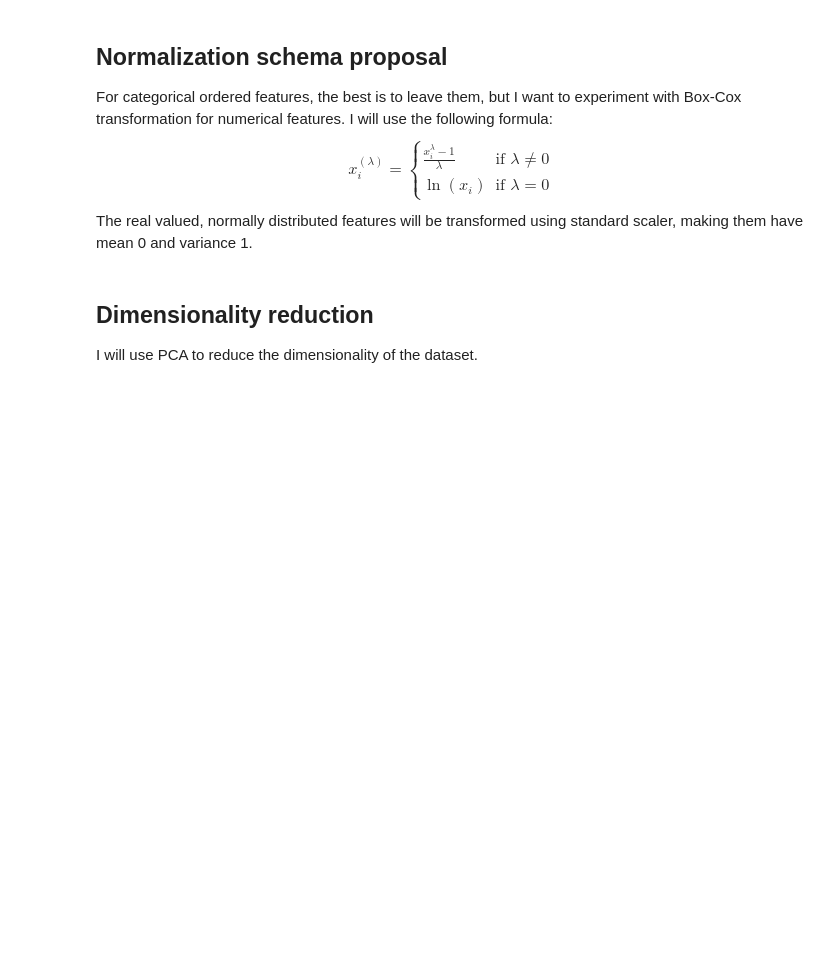
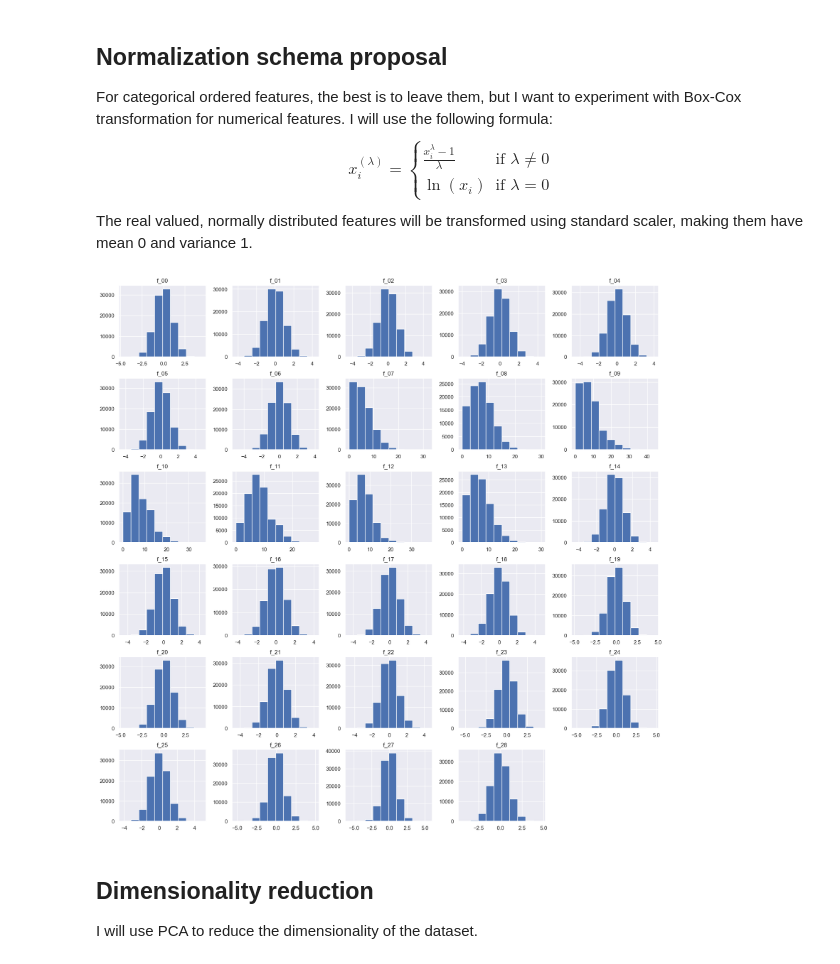
Before and after one commit to JanekDev/Clustering-Data-Mining, a Jupyter notebook: task.ipynb, the cells around one changed output. Cells and saved outputs as stored; diff of their text form; code cells hidden in the pictures; blank space fills up the shorter version.

```diff
--- a/task.ipynb
+++ b/task.ipynb
@@ -77,59 +99,49 @@ realvnrom = ['f_00', 'f_01', 'f_02', 'f_03', 'f_04', 'f_05', 'f_06'] + [f'f_{i}'
 
 def schema1(data):
     """
-        # SCHEMA 1  # standard on normal real valued, minmax on categorical
+        # SCHEMA 1  # standard on normal real valued
     """
 
-    # Initialize the scalers
     std_scaler = StandardScaler()
     minmax_scaler = MinMaxScaler()
 
-    # Apply standardization on normally distributed features
     data[realvnrom] = std_scaler.fit_transform(data[realvnrom])
-
-    # Apply Min-Max scaling on categorical features
-    data[skewedcat] = minmax_scaler.fit_transform(data[skewedcat])
 
     return data
 
 def schema2(data):
     """
         # SCHEMA 2  # standard on normal real valued, boxcox on skewed categorical
     """
 
-    # Initialize the scalers
     std_scaler = StandardScaler()
 
-    # Apply standardization on normally distributed features
     data[realvnrom] = std_scaler.fit_transform(data[realvnrom])
 
-    # Apply boxcox scaling on categorical features
-    data[skewedcat] = boxcox(1 + data[skewedcat])[0]
+    data[skewedcat] = data[skewedcat].apply(lambda x: boxcox(x + 1)[0])
 
     return data
 
 def schema3(data):
     """
         # SCHEMA 3  # minmax on normal real valued, standard on skewed categorical
     """
 
-    # Initialize the scalers
     minmax_scaler = MinMaxScaler()
     std_scaler = StandardScaler()
 
-    # Apply Min-Max scaling on normally distributed features
     data[realvnrom] = minmax_scaler.fit_transform(data[realvnrom])
 
-    # Apply standardization on categorical features
     data[skewedcat] = std_scaler.fit_transform(data[skewedcat])
 
     return data
 
 df_data = schema1(df_data)
 
 df_data.to_csv('data/data_normalized.csv', index=False)
 plot = df_data.hist(figsize=(20, 20))
-plot.savefig('plots/data_normalized.png')
+# %% [output]
+[figure, added]
 # %% [markdown]
 ## Dimensionality reduction
 
```
Also changed, not shown: parts of 20 cells of this notebook, 1 other file.
